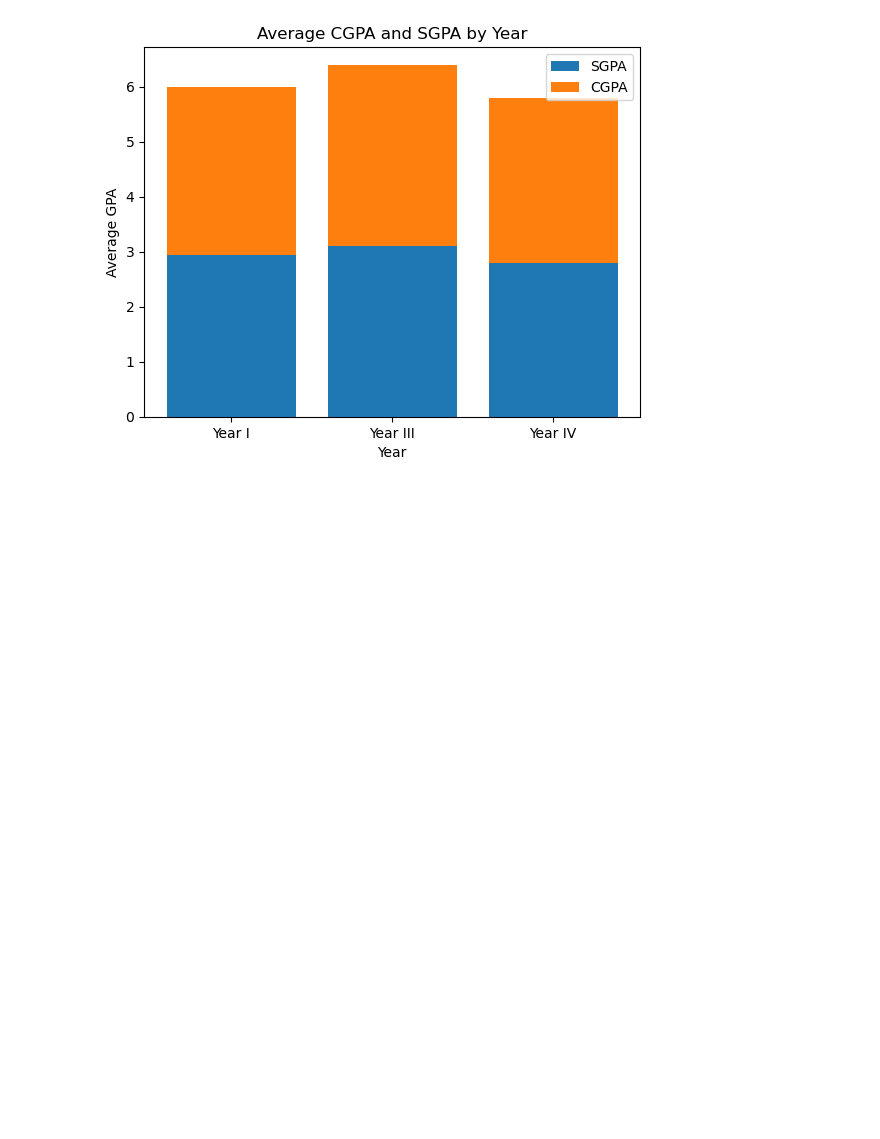
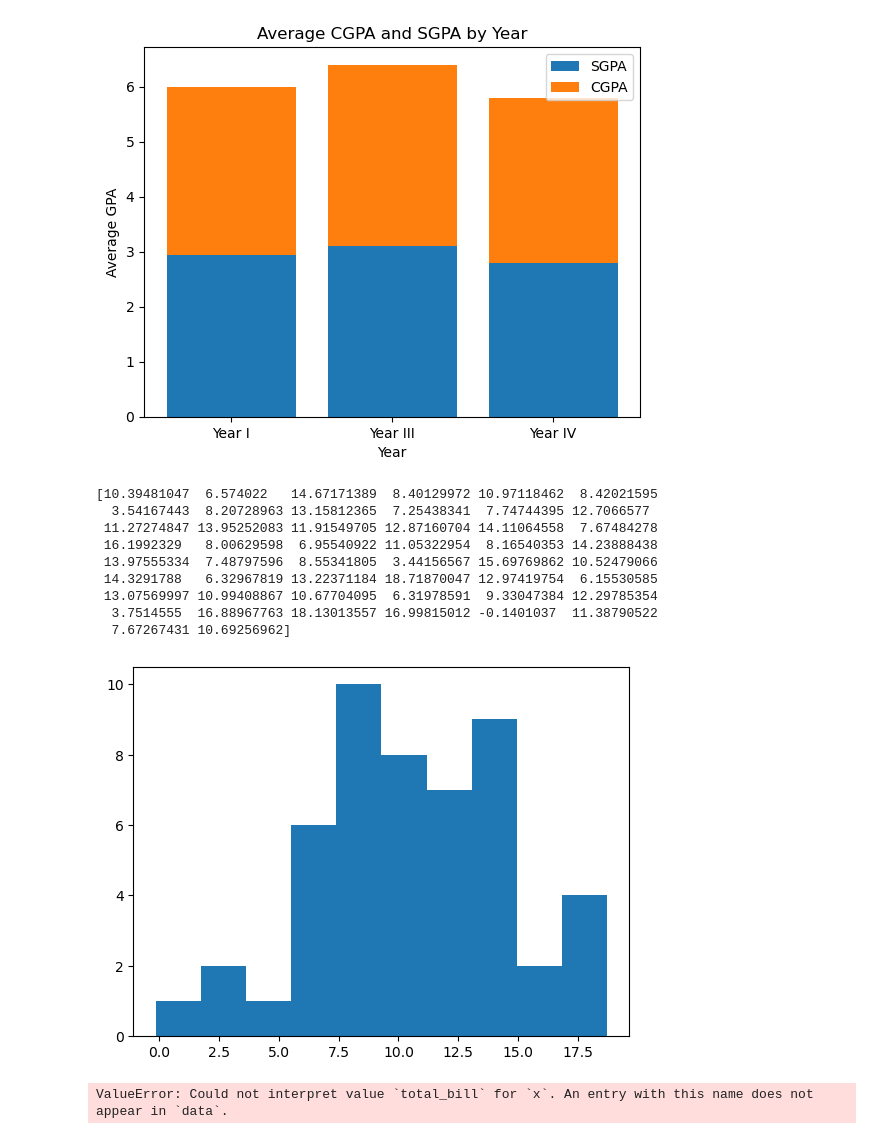
Before and after one commit to herandd-7/qiyas-2026-006429, a Jupyter notebook: cw.ipynb, the cells around one changed output. Saved outputs shown, nothing was run; the diff lists cells and outputs as text; code cells hidden in the pictures; blank space fills up the shorter version.

```diff
--- a/cw.ipynb
+++ b/cw.ipynb
@@ -184,3 +184,31 @@ Year I    3.057143  2.942857
 Year III  3.300000  3.100000
 Year IV   3.000000  2.800000
 [figure]
+# %%
+import matplotlib.pyplot as plt
+import numpy as np
+x = np.random.normal(10, 5, 50)
+print(x)
+plt.hist(x)
+plt.show()avg_data = tips.groupby("day")[["total_bill", "tip"]].mean()
+print(avg_data)import seaborn as sns
+import matplotlib.pyplot as plt
+
+tips = sns.load_dataset("tips")
+
+avg_data = tips.groupby("day", as_index=False)["tip"].mean()
+
+sns.barplot(data=avg_data, x="day", y="tip")
+plt.title("Average Tip by Day")
+plt.show()tips.groupby(["sex", "day"])["tip"].mean()
+# %% [output]
+[10.39481047  6.574022   14.67171389  8.40129972 10.97118462  8.42021595
+  3.54167443  8.20728963 13.15812365  7.25438341  7.74744395 12.7066577
+ 11.27274847 13.95252083 11.91549705 12.87160704 14.11064558  7.67484278
+ 16.1992329   8.00629598  6.95540922 11.05322954  8.16540353 14.23888438
+ 13.97555334  7.48797596  8.55341805  3.44156567 15.69769862 10.52479066
+ 14.3291788   6.32967819 13.22371184 18.71870047 12.97419754  6.15530585
+ 13.07569997 10.99408867 10.67704095  6.31978591  9.33047384 12.29785354
+  3.7514555  16.88967763 18.13013557 16.99815012 -0.1401037  11.38790522
+  7.67267431 10.69256962]
+[figure, added]
@@ -186,0 +304,9 @@ Year IV   3.000000  2.800000
+# %%
+# Import seaborn and apply the default theme
+import seaborn as sns
+sns.set_theme()
+tips = sns.load_dataset("iris") # Load an example dataset
+# Create a visualization
+sns.relplot(data=tips, x="total_bill", y="tip", col="sex", hue="smoker", style="smoker", size="size",)
+# %% [output]
+ValueError: Could not interpret value `total_bill` for `x`. An entry with this name does not appear in `data`.
```
Also changed, not shown: parts of 11 cells of this notebook, 6 other files.
